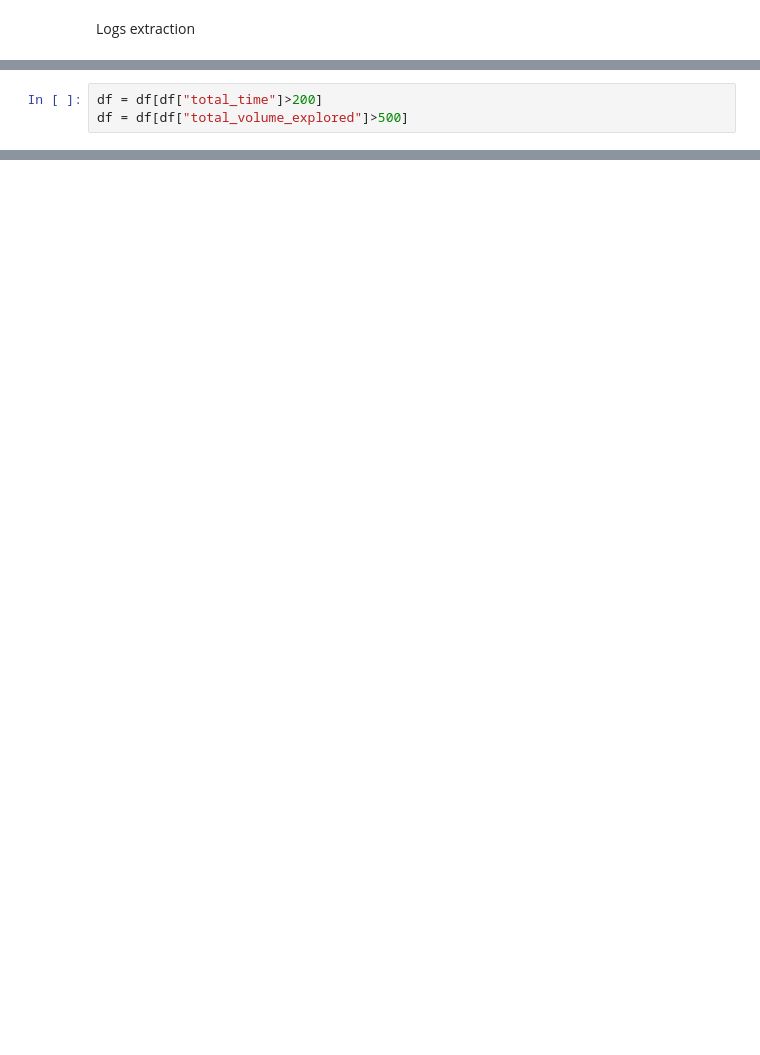
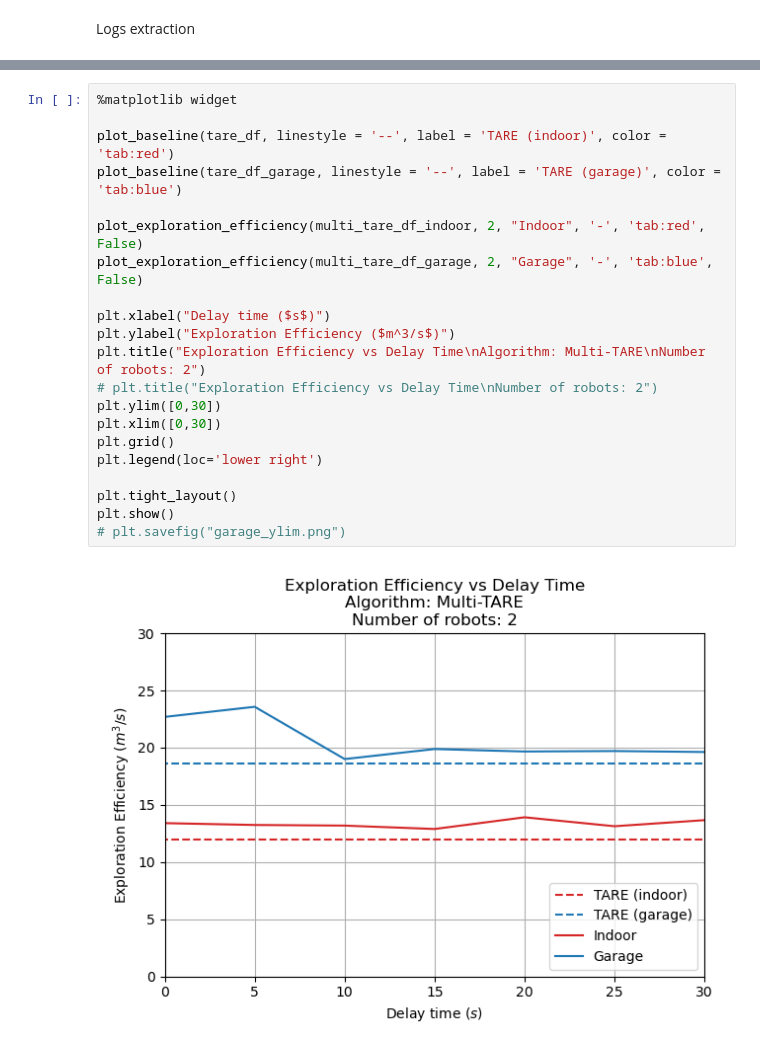
Before and after one commit to DW-Master-Thesis/Multi-TARE-Experiments, a Jupyter notebook: notebooks/parse_logs.ipynb, the cells around one changed output, grey strips where cells are left out. Cells and saved outputs as stored; diff of their text form; blank space fills up the shorter version.

```diff
--- a/notebooks/parse_logs.ipynb
+++ b/notebooks/parse_logs.ipynb
@@ -186,3 +181,0 @@ df.describe()
-# %%
-df = df[df["total_time"]>200]
-df = df[df["total_volume_explored"]>500]
@@ -337,0 +334,23 @@ plt.show()
+# %%
+%matplotlib widget
+
+plot_baseline(tare_df, linestyle = '--', label = 'TARE (indoor)', color = 'tab:red')
+plot_baseline(tare_df_garage, linestyle = '--', label = 'TARE (garage)', color = 'tab:blue')
+
+plot_exploration_efficiency(multi_tare_df_indoor, 2, "Indoor", '-', 'tab:red', False)
+plot_exploration_efficiency(multi_tare_df_garage, 2, "Garage", '-', 'tab:blue', False)
+
+plt.xlabel("Delay time ($s$)")
+plt.ylabel("Exploration Efficiency ($m^3/s$)")
+plt.title("Exploration Efficiency vs Delay Time\nAlgorithm: Multi-TARE\nNumber of robots: 2")
+# plt.title("Exploration Efficiency vs Delay Time\nNumber of robots: 2")
+plt.ylim([0,30])
+plt.xlim([0,30])
+plt.grid()
+plt.legend(loc='lower right')
+
+plt.tight_layout()
+plt.show()
+# plt.savefig("garage_ylim.png")
+# %% [output]
+[figure, added]
```
Also changed, not shown: parts of 31 cells of this notebook, 1 other file.
